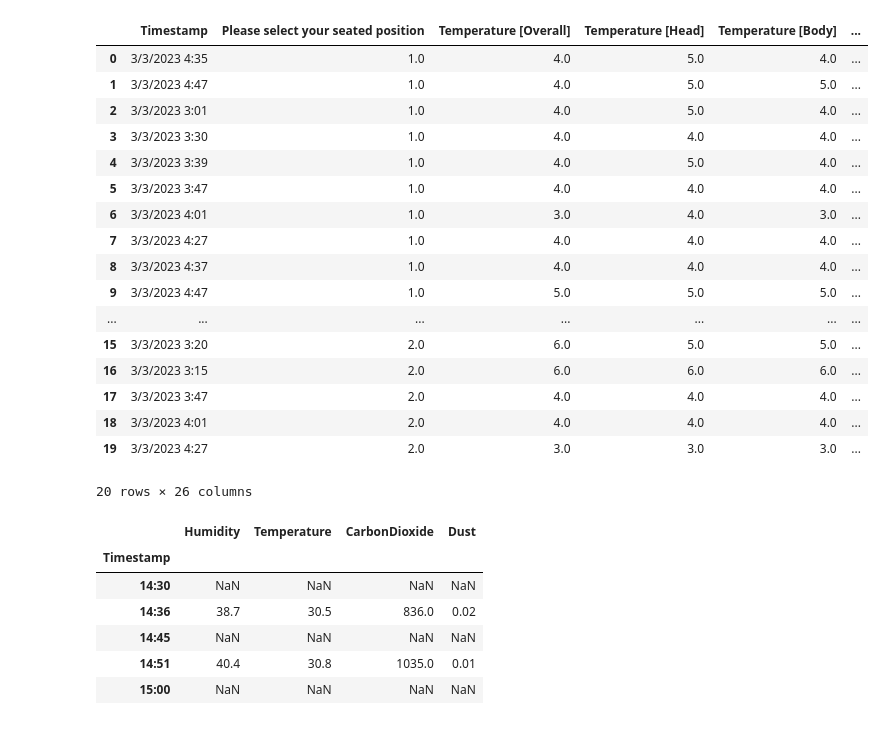
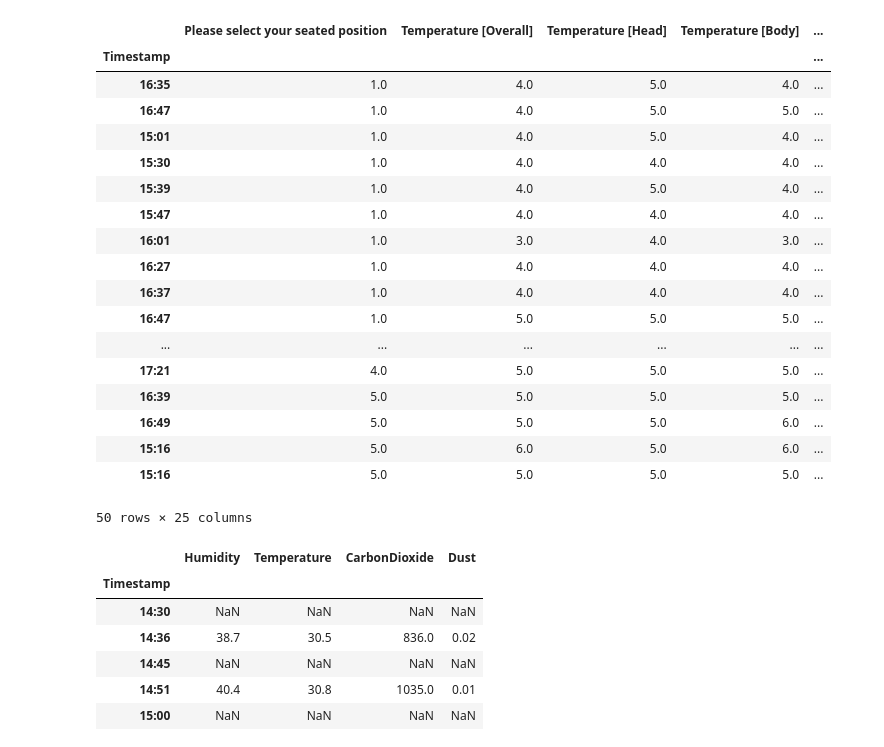
Before and after one commit to harshxtanwar/data_analytics_group_01, a Jupyter notebook: analytics.ipynb, the cells around one changed output. Saved outputs shown, nothing was run; the diff lists cells and outputs as text; code cells hidden in the pictures.

```diff
--- a/analytics.ipynb
+++ b/analytics.ipynb
@@ -26,28 +26,30 @@ Note: you may need to restart the kernel to use updated packages.
 import pandas as pd
 import matplotlib.pyplot as plt
 # %%
-occupant_feedback_thermal_data = pd.read_csv('Occupant feedback thermal IAQ.csv')
+occupant_feedback_thermal_data = pd.read_csv('Occupant feedback thermal IAQ.csv',index_col='Timestamp', parse_dates = False)
 # %%
-occupant_feedback_thermal_data.head(20)
+
+occupant_feedback_thermal_data.head(50)
 # %% [output]
-|  | Timestamp | Please select your seated position | Temperature [Overall] | Temperature [Head] | Temperature [Body] | ... |
-| 0 | 3/3/2023 4:35 | 1.0 | 4.0 | 5.0 | 4.0 | ... |
-| 1 | 3/3/2023 4:47 | 1.0 | 4.0 | 5.0 | 5.0 | ... |
-| 2 | 3/3/2023 3:01 | 1.0 | 4.0 | 5.0 | 4.0 | ... |
-| 3 | 3/3/2023 3:30 | 1.0 | 4.0 | 4.0 | 4.0 | ... |
-| 4 | 3/3/2023 3:39 | 1.0 | 4.0 | 5.0 | 4.0 | ... |
-| 5 | 3/3/2023 3:47 | 1.0 | 4.0 | 4.0 | 4.0 | ... |
-| 6 | 3/3/2023 4:01 | 1.0 | 3.0 | 4.0 | 3.0 | ... |
-| 7 | 3/3/2023 4:27 | 1.0 | 4.0 | 4.0 | 4.0 | ... |
-| 8 | 3/3/2023 4:37 | 1.0 | 4.0 | 4.0 | 4.0 | ... |
-| 9 | 3/3/2023 4:47 | 1.0 | 5.0 | 5.0 | 5.0 | ... |
-| ... | ... | ... | ... | ... | ... | ... |
-| 15 | 3/3/2023 3:20 | 2.0 | 6.0 | 5.0 | 5.0 | ... |
-| 16 | 3/3/2023 3:15 | 2.0 | 6.0 | 6.0 | 6.0 | ... |
-| 17 | 3/3/2023 3:47 | 2.0 | 4.0 | 4.0 | 4.0 | ... |
-| 18 | 3/3/2023 4:01 | 2.0 | 4.0 | 4.0 | 4.0 | ... |
-| 19 | 3/3/2023 4:27 | 2.0 | 3.0 | 3.0 | 3.0 | ... |
+|  | Please select your seated position | Temperature [Overall] | Temperature [Head] | Temperature [Body] | ... |
+| Timestamp |  |  |  |  | ... |
+| 16:35 | 1.0 | 4.0 | 5.0 | 4.0 | ... |
+| 16:47 | 1.0 | 4.0 | 5.0 | 5.0 | ... |
+| 15:01 | 1.0 | 4.0 | 5.0 | 4.0 | ... |
+| 15:30 | 1.0 | 4.0 | 4.0 | 4.0 | ... |
+| 15:39 | 1.0 | 4.0 | 5.0 | 4.0 | ... |
+| 15:47 | 1.0 | 4.0 | 4.0 | 4.0 | ... |
+| 16:01 | 1.0 | 3.0 | 4.0 | 3.0 | ... |
+| 16:27 | 1.0 | 4.0 | 4.0 | 4.0 | ... |
+| 16:37 | 1.0 | 4.0 | 4.0 | 4.0 | ... |
+| 16:47 | 1.0 | 5.0 | 5.0 | 5.0 | ... |
+| ... | ... | ... | ... | ... | ... |
+| 17:21 | 4.0 | 5.0 | 5.0 | 5.0 | ... |
+| 16:39 | 5.0 | 5.0 | 5.0 | 5.0 | ... |
+| 16:49 | 5.0 | 5.0 | 5.0 | 6.0 | ... |
+| 15:16 | 5.0 | 6.0 | 5.0 | 6.0 | ... |
+| 15:16 | 5.0 | 5.0 | 5.0 | 5.0 | ... |
-20 rows × 26 columns
+50 rows × 25 columns
 # %%
 air_quality_data = pd.read_csv('Air quality data.csv', index_col='Timestamp', parse_dates=False)
 # %%
```
Also changed, not shown: parts of 11 cells of this notebook, 2 other files.
